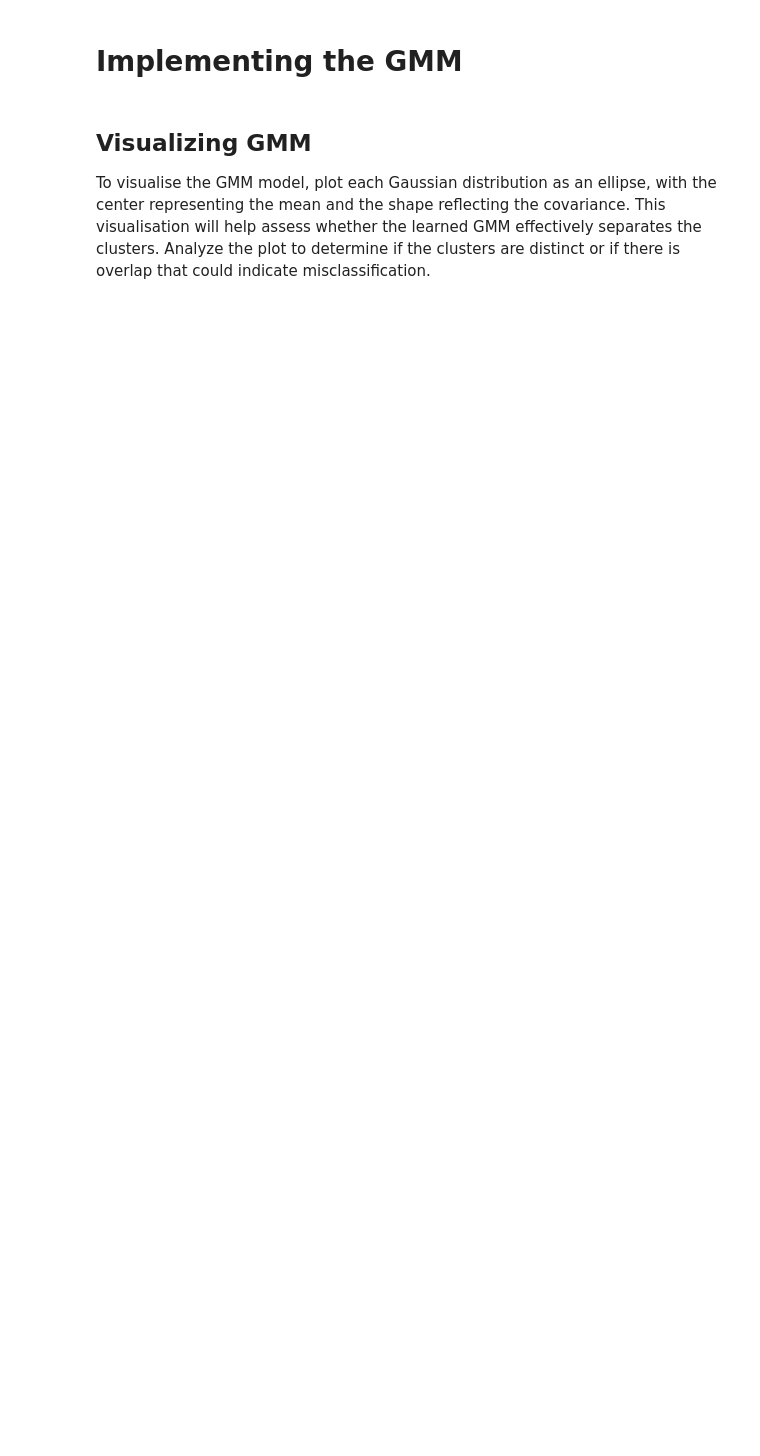
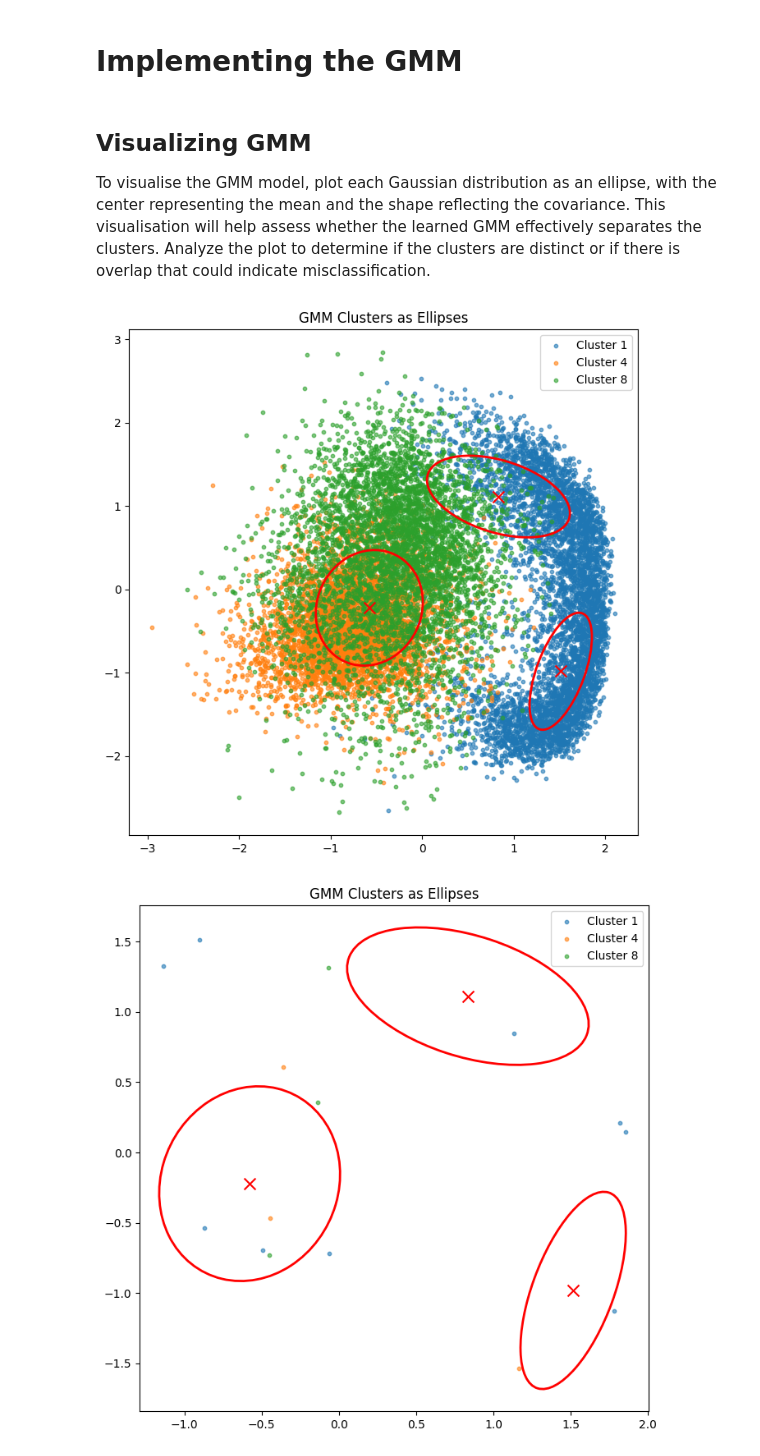
Before and after one commit to RISHIT7/GMM-VAE, a Jupyter notebook: notebooks/GMVAE.ipynb, the cells around one changed output. Cells and saved outputs as stored; diff of their text form; code cells hidden in the pictures; blank space fills up the shorter version.

```diff
--- a/notebooks/GMVAE.ipynb
+++ b/notebooks/GMVAE.ipynb
@@ -611,6 +724,7 @@ To visualise the GMM model, plot each Gaussian distribution as an ellipse, with
 import numpy as np
 import matplotlib.pyplot as plt
 from matplotlib.patches import Ellipse
+import torch
 
 def plot_gmm_ellipses(gmm, X, labels=None):
     """
@@ -631,9 +745,9 @@ def plot_gmm_ellipses(gmm, X, labels=None):
         ax.scatter(X[:, 0], X[:, 1], s=10, alpha=0.6)
 
     # Plot each Gaussian as an ellipse
-    for i in range(gmm.n_componets):
-        mean = gmm.mean_vector[i]
-        covariance = gmm.covariance_matrixes[i]
+    for i in range(gmm.n_components):
+        mean = gmm.means[i]
+        covariance = gmm.covariances[i]
 
         # Eigenvalues and eigenvectors for the covariance matrix
         eigvals, eigvecs = np.linalg.eigh(covariance)
@@ -646,7 +760,7 @@ def plot_gmm_ellipses(gmm, X, labels=None):
         width, height = 2 * np.sqrt(eigvals)
 
         # Plot the ellipse for the Gaussian component
-        ellipse = Ellipse(mean, width, height, angle, edgecolor='red', facecolor='none', lw=2)
+        ellipse = Ellipse(mean, width, height, angle=angle, edgecolor='red', facecolor='none', lw=2)
         ax.add_patch(ellipse)
         ax.scatter(*mean, color='red', s=100, marker='x')  # Mean center
 
@@ -654,3 +768,38 @@ def plot_gmm_ellipses(gmm, X, labels=None):
     ax.set_title("GMM Clusters as Ellipses")
     ax.legend()
     plt.show()
+
+# Assuming you have a fitted GMM model `gmm` and a VAE encoder `vae_encoder`:
+
+# Step 1: Extract latent space representations from the VAE encoder
+def get_latent_space(loader, vae_encoder):
+    latent_vectors = []
+    labels = []
+    vae_encoder.eval()
+
+    with torch.no_grad():
+        for data, target in loader:
+            data = data.view(-1, 28*28)  # Flatten the images
+            data = data.to(device)
+            encoding = vae_encoder.encoder(data)  # Extract mean (latent space)
+            mu = vae_encoder.z_mean(encoding)
+            latent_vectors.append(mu.cpu().numpy())  # Append latent representations
+            labels.append(target.numpy())  # Store the labels for the points
+
+    return np.concatenate(latent_vectors), np.concatenate(labels)
+# %%
+train_latent, train_labels = get_latent_space(train_loader, vae)
+test_latent, test_labels = get_latent_space(test_loader, vae)
+
+# Step 2: Fit the GMM model on the latent space data
+gmm = GMM(n_components=3)  # Number of clusters (e.g., 3 for digits 1, 4, and 8)
+gmm.fit(train_latent)
+
+# Step 3: Plot the GMM clusters for the training data
+plot_gmm_ellipses(gmm, train_latent, labels=train_labels)
+
+# Optionally, you can also visualize test data
+plot_gmm_ellipses(gmm, test_latent, labels=test_labels)
+# %% [output]
+[figure, added]
+[figure, added]
```
Also changed, not shown: parts of 27 cells of this notebook.
